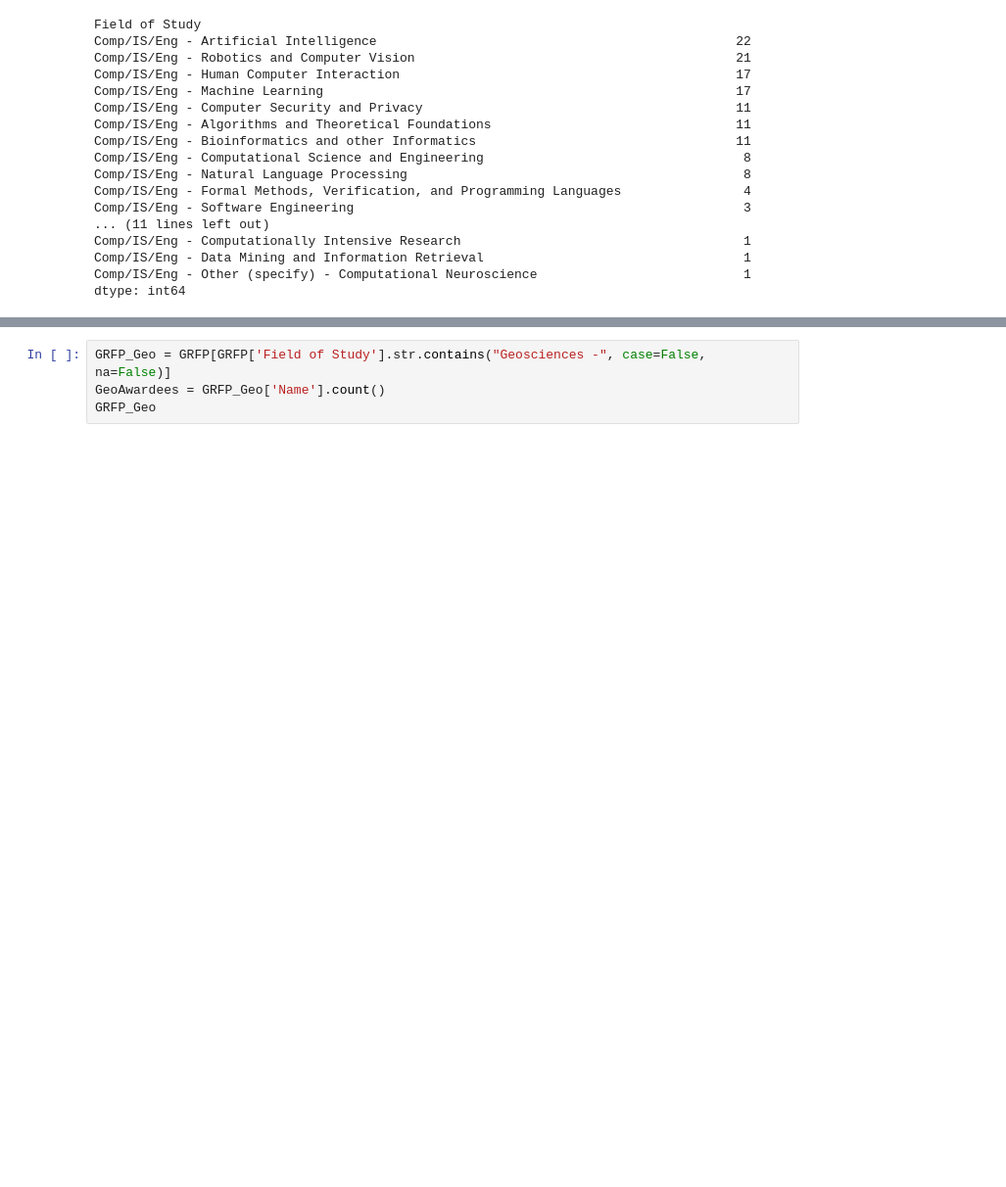
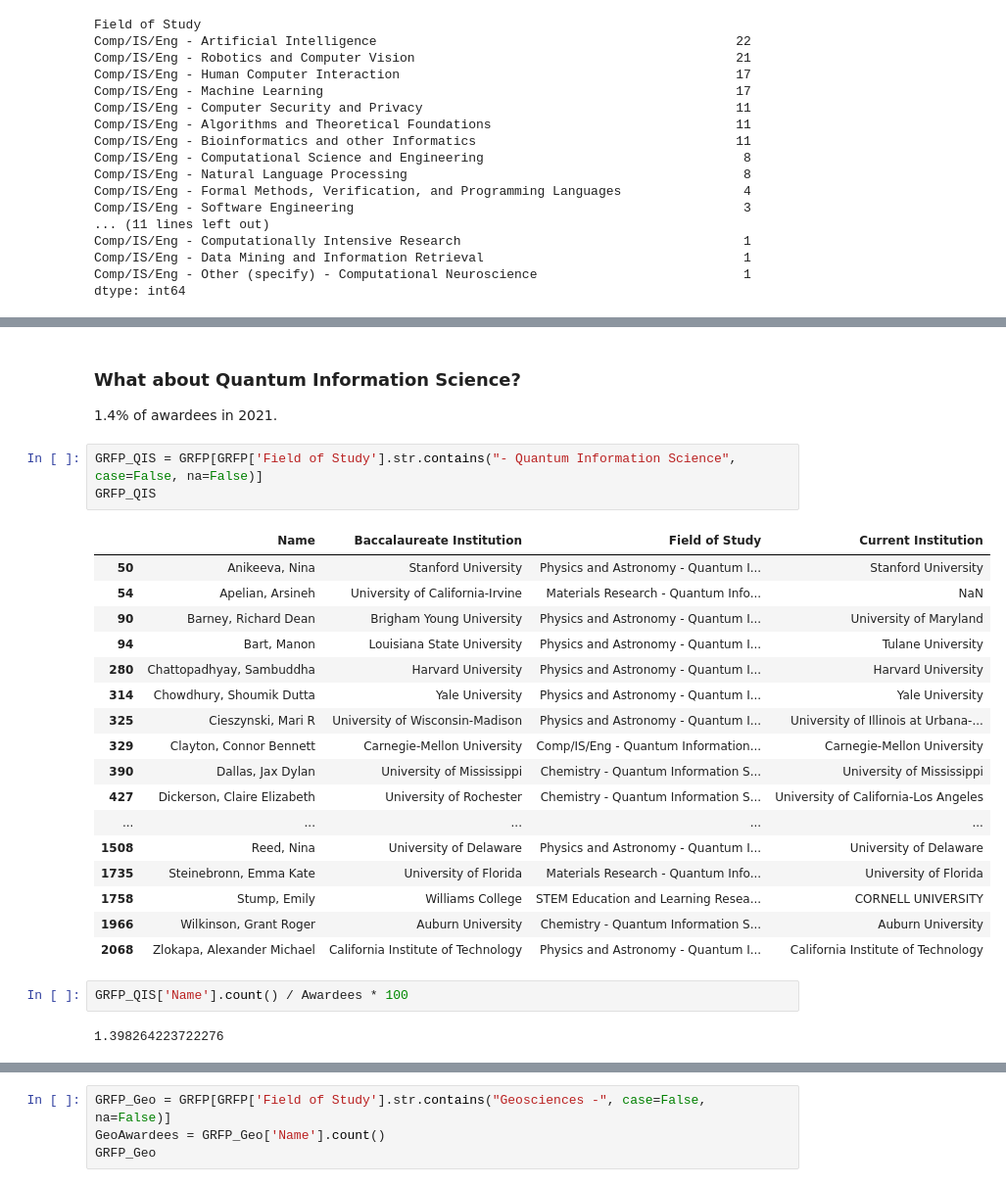
Before and after one commit to ognancy4life/GRFP, a Jupyter notebook: 2021GRFP.ipynb, the cells around one changed output, grey strips where cells are left out. Shown: that part at 98% size. Saved outputs shown, nothing was run; the diff lists cells and outputs as text; blank space fills up the shorter version.

```diff
--- a/2021GRFP.ipynb
+++ b/2021GRFP.ipynb
@@ -209 +314,29 @@ dtype: int64
+# %% [markdown]
+### What about Quantum Information Science?
+1.4% of awardees in 2021.
+# %%
+GRFP_QIS = GRFP[GRFP['Field of Study'].str.contains("- Quantum Information Science", case=False, na=False)]
+GRFP_QIS
+# %% [output]
+|  | Name | Baccalaureate Institution | Field of Study | Current Institution |
+| 50 | Anikeeva, Nina | Stanford University | Physics and Astronomy - Quantum I... | Stanford University |
+| 54 | Apelian, Arsineh | University of California-Irvine | Materials Research - Quantum Info... | NaN |
+| 90 | Barney, Richard Dean | Brigham Young University | Physics and Astronomy - Quantum I... | University of Maryland |
+| 94 | Bart, Manon | Louisiana State University | Physics and Astronomy - Quantum I... | Tulane University |
+| 280 | Chattopadhyay, Sambuddha | Harvard University | Physics and Astronomy - Quantum I... | Harvard University |
+| 314 | Chowdhury, Shoumik Dutta | Yale University | Physics and Astronomy - Quantum I... | Yale University |
+| 325 | Cieszynski, Mari R | University of Wisconsin-Madison | Physics and Astronomy - Quantum I... | University of Illinois at Urbana-... |
+| 329 | Clayton, Connor Bennett | Carnegie-Mellon University | Comp/IS/Eng - Quantum Information... | Carnegie-Mellon University |
+| 390 | Dallas, Jax Dylan | University of Mississippi | Chemistry - Quantum Information S... | University of Mississippi |
+| 427 | Dickerson, Claire Elizabeth | University of Rochester | Chemistry - Quantum Information S... | University of California-Los Angeles |
+| ... | ... | ... | ... | ... |
+| 1508 | Reed, Nina | University of Delaware | Physics and Astronomy - Quantum I... | University of Delaware |
+| 1735 | Steinebronn, Emma Kate | University of Florida | Materials Research - Quantum Info... | University of Florida |
+| 1758 | Stump, Emily | Williams College | STEM Education and Learning Resea... | CORNELL UNIVERSITY |
+| 1966 | Wilkinson, Grant Roger | Auburn University | Chemistry - Quantum Information S... | Auburn University |
+| 2068 | Zlokapa, Alexander Michael | California Institute of Technology | Physics and Astronomy - Quantum I... | California Institute of Technology |
+# %%
+GRFP_QIS['Name'].count() / Awardees * 100
+# %% [output]
+1.398264223722276
 # %% [markdown]
```
Also changed, not shown: parts of 12 cells of this notebook.
